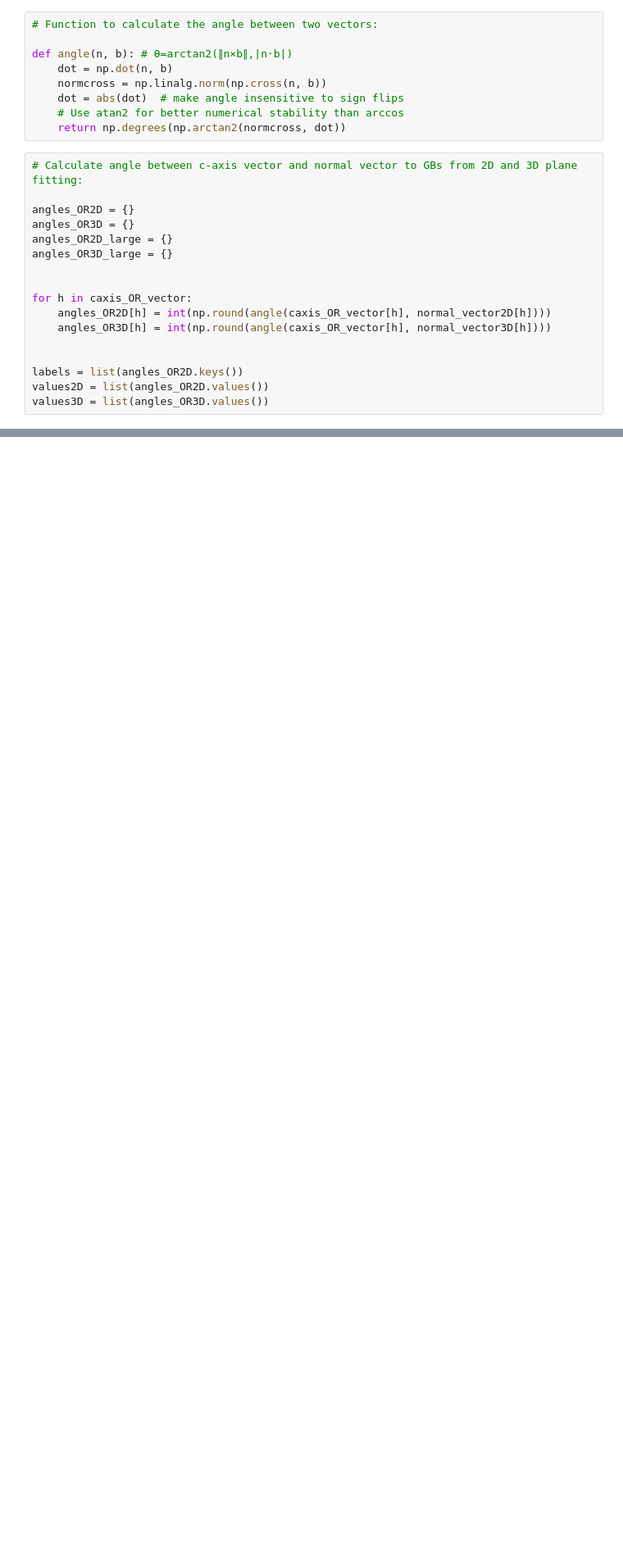
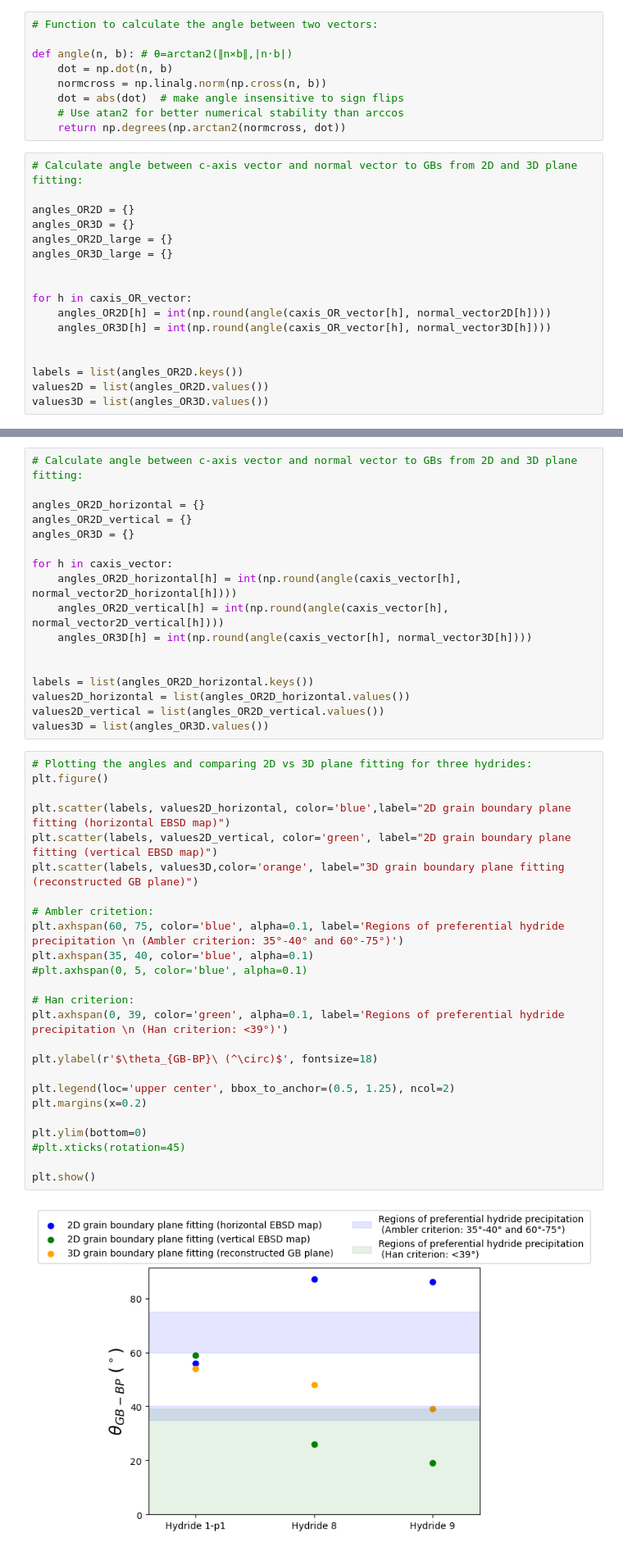
Before and after one commit to zr-midas/3D_characterisation_Zircaloy4, a Jupyter notebook: 3D_charaterisation/Basal_GB_angles/Basal_GB_angles_2D_vs_3D.ipynb, the cells around one changed output, grey strips where cells are left out. Shown at 82% size. Saved outputs shown, nothing was run; the diff lists cells and outputs as text; blank space fills up the shorter version.

```diff
--- a/3D_charaterisation/Basal_GB_angles/Basal_GB_angles_2D_vs_3D.ipynb
+++ b/3D_charaterisation/Basal_GB_angles/Basal_GB_angles_2D_vs_3D.ipynb
@@ -142,0 +156,44 @@ plt.show()
+# %%
+# Calculate angle between c-axis vector and normal vector to GBs from 2D and 3D plane fitting:
+
+angles_OR2D_horizontal = {}
+angles_OR2D_vertical = {}
+angles_OR3D = {}
+
+for h in caxis_vector:
+    angles_OR2D_horizontal[h] = int(np.round(angle(caxis_vector[h], normal_vector2D_horizontal[h])))
+    angles_OR2D_vertical[h] = int(np.round(angle(caxis_vector[h], normal_vector2D_vertical[h])))
+    angles_OR3D[h] = int(np.round(angle(caxis_vector[h], normal_vector3D[h])))
+
+
+labels = list(angles_OR2D_horizontal.keys())
+values2D_horizontal = list(angles_OR2D_horizontal.values())
+values2D_vertical = list(angles_OR2D_vertical.values())
+values3D = list(angles_OR3D.values())
+# %%
+# Plotting the angles and comparing 2D vs 3D plane fitting for three hydrides:
+plt.figure()
+
+plt.scatter(labels, values2D_horizontal, color='blue',label="2D grain boundary plane fitting (horizontal EBSD map)")
+plt.scatter(labels, values2D_vertical, color='green', label="2D grain boundary plane fitting (vertical EBSD map)")
+plt.scatter(labels, values3D,color='orange', label="3D grain boundary plane fitting (reconstructed GB plane)")
+
+# Ambler critetion:
+plt.axhspan(60, 75, color='blue', alpha=0.1, label='Regions of preferential hydride precipitation \n (Ambler criterion: 35°-40° and 60°-75°)')
+plt.axhspan(35, 40, color='blue', alpha=0.1)
+#plt.axhspan(0, 5, color='blue', alpha=0.1)
+
+# Han criterion:
+plt.axhspan(0, 39, color='green', alpha=0.1, label='Regions of preferential hydride precipitation \n (Han criterion: <39°)')
+
+plt.ylabel(r'$\theta_{GB-BP}\ (^\circ)$', fontsize=18)
+
+plt.legend(loc='upper center', bbox_to_anchor=(0.5, 1.25), ncol=2)
+plt.margins(x=0.2)
+
+plt.ylim(bottom=0)
+#plt.xticks(rotation=45)
+
+plt.show()
+# %% [output]
+[figure, added]
```
Also changed, not shown: parts of 12 cells of this notebook, 2 other files.
